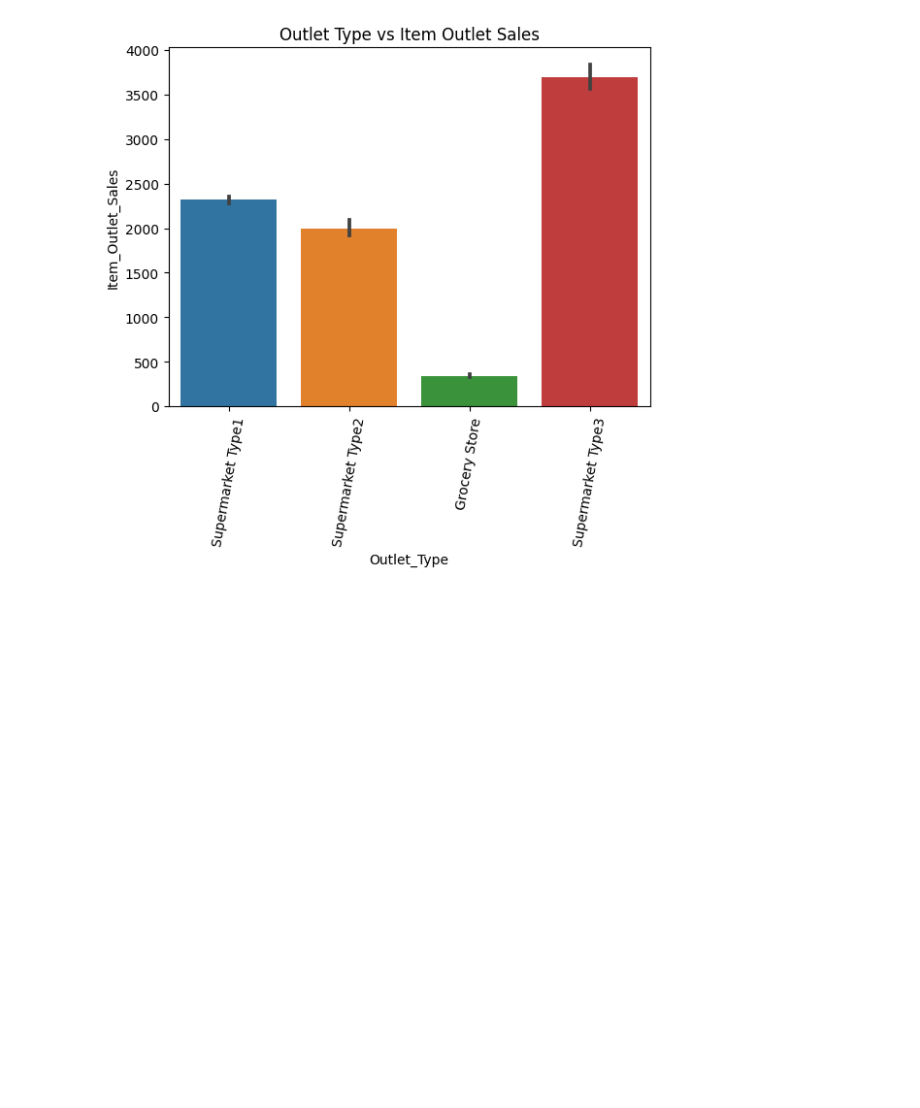
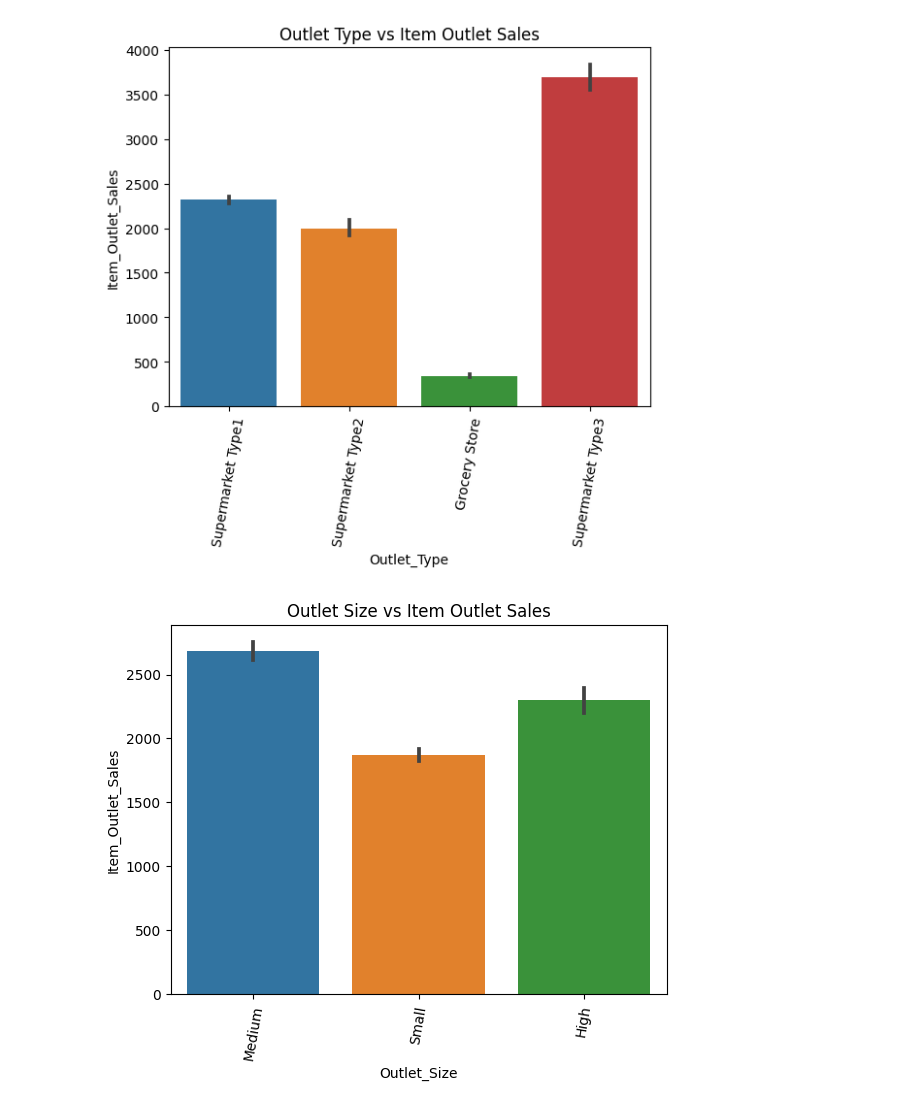
Before and after one commit to prateekkosta/Big-Mart-sales-analysis-, a Jupyter notebook: BigMart_Data_Analysis.ipynb, the cells around one changed output. Drawn from its saved outputs; the diff is of its cells as text; code cells hidden in the pictures; blank space fills up the shorter version.

```diff
--- a/BigMart_Data_Analysis.ipynb
+++ b/BigMart_Data_Analysis.ipynb
@@ -442,3 +442,12 @@ plt.title('Outlet Type vs Item Outlet Sales')
 None
 # %% [output]
 [figure]
+# %%
+# Checking for Avg sales Outlet size wise.
+
+Outlet_Size_sales= sns.barplot(x= 'Outlet_Size', y= np.exp(df['Item_Outlet_Sales']), data= df)
+Outlet_Size_sales.set_xticklabels(Outlet_Size_sales.get_xticklabels(), rotation= 80)
+plt.title('Outlet Size vs Item Outlet Sales')
+None
+# %% [output]
+[figure, added]
```
